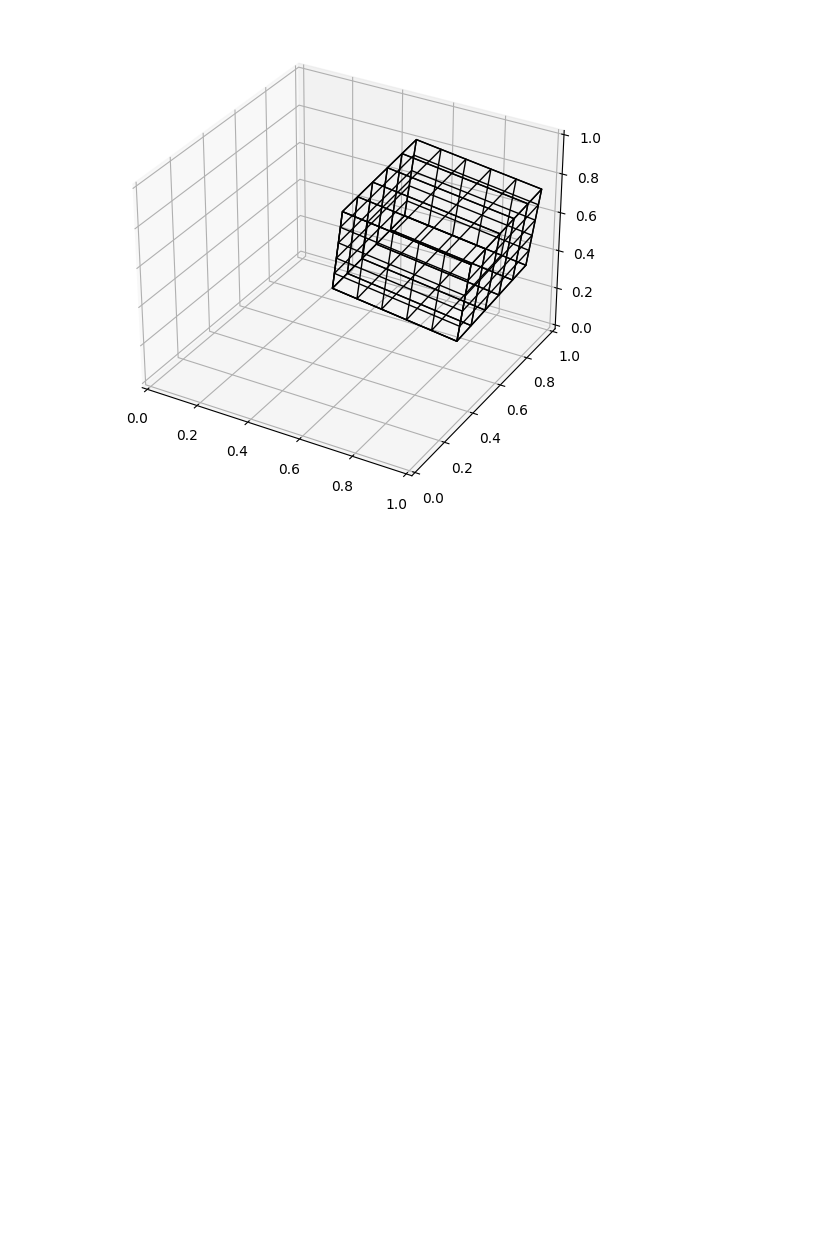
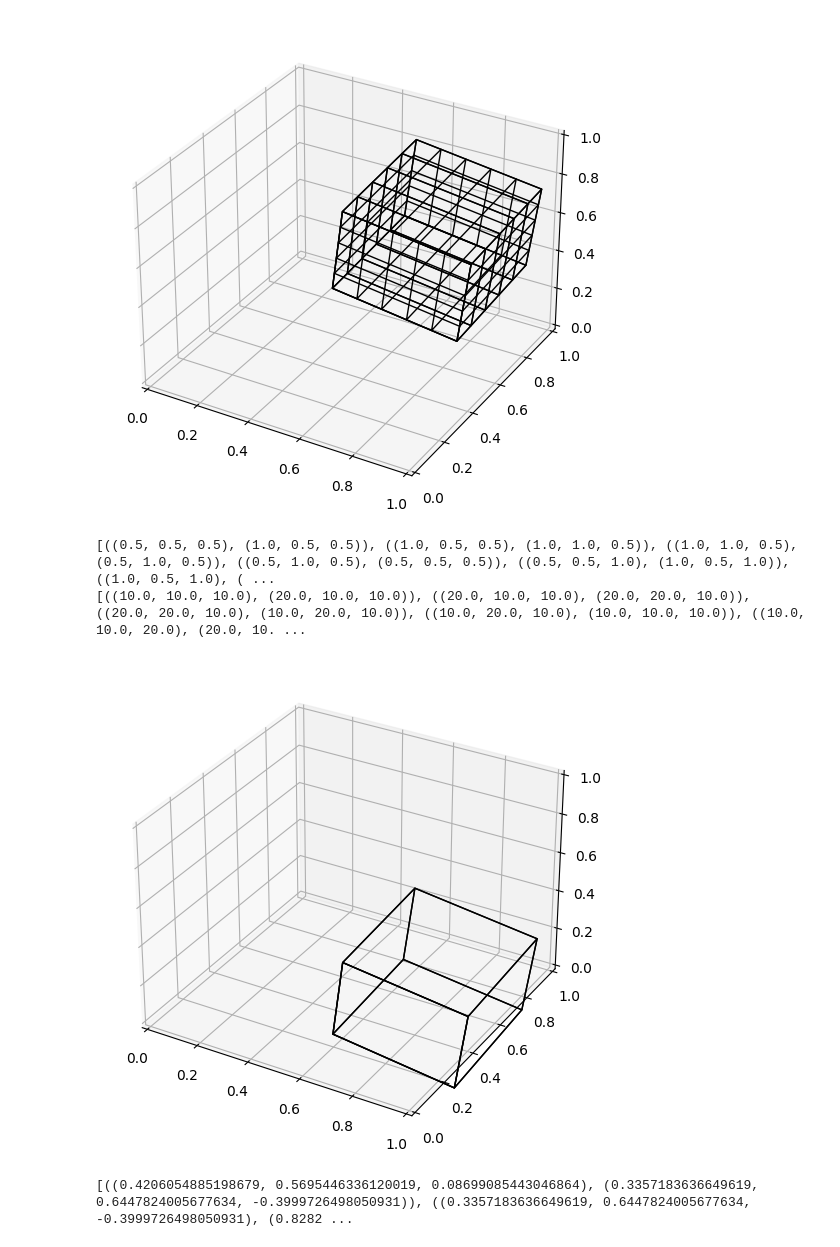
Before and after one commit to Beloin/PythonGraphicLibrary, a Jupyter notebook: camera_tests.ipynb, the cells around one changed output. Cells and saved outputs as stored; diff of their text form; code cells hidden in the pictures; blank space fills up the shorter version.

```diff
--- a/camera_tests.ipynb
+++ b/camera_tests.ipynb
@@ -61,6 +61,37 @@ plt.show()
 # %% [output]
 (1.1408563820557884, 0.20116376126988017, -0.17364817766693033)
 [figure]
+# %%
+at = (0, 0, 0)
+eye = (10, 0, 10)
+
+eye = transformation.rotate(eye, (0, 10, 10))
+camera = cam.get_camera(at, eye)
+
+edges = wireframe.cube(.5, res=.1)
+
+
+print(edges)
+edges = transformation.scale_interval(edges, (0, 20)) # Camera is between 0 and 20
+print(edges)
+edges = cam.edges_to_camera(edges, camera, eye)
+edges = transformation.scale_interval(edges, (0, 1), (0, 20))
+
+
+fig = plt.figure()
+ax = Axes3D(fig, auto_add_to_figure=False)
+fig.add_axes(ax)
+
+poly = extract_polygon(edges)
+
+ax.add_collection3d(Poly3DCollection(poly, linewidths=1, alpha=0, edgecolors="black"))
+plt.show()
+edges
+# %% [output]
+[((0.5, 0.5, 0.5), (1.0, 0.5, 0.5)), ((1.0, 0.5, 0.5), (1.0, 1.0, 0.5)), ((1.0, 1.0, 0.5), (0.5, 1.0, 0.5)), ((0.5, 1.0, 0.5), (0.5, 0.5, 0.5)), ((0.5, 0.5, 1.0), (1.0, 0.5, 1.0)), ((1.0, 0.5, 1.0), ( ...
+[((10.0, 10.0, 10.0), (20.0, 10.0, 10.0)), ((20.0, 10.0, 10.0), (20.0, 20.0, 10.0)), ((20.0, 20.0, 10.0), (10.0, 20.0, 10.0)), ((10.0, 20.0, 10.0), (10.0, 10.0, 10.0)), ((10.0, 10.0, 20.0), (20.0, 10. ...
+[figure, added]
+[((0.4206054885198679, 0.5695446336120019, 0.08699085443046864), (0.3357183636649619, 0.6447824005677634, -0.3999726498050931)), ((0.3357183636649619, 0.6447824005677634, -0.3999726498050931), (0.8282 ...
 # %%
 import camera_persp.persp as persp
 from raster import *
```
Also changed, not shown: parts of 2 cells of this notebook, 3 other files.
